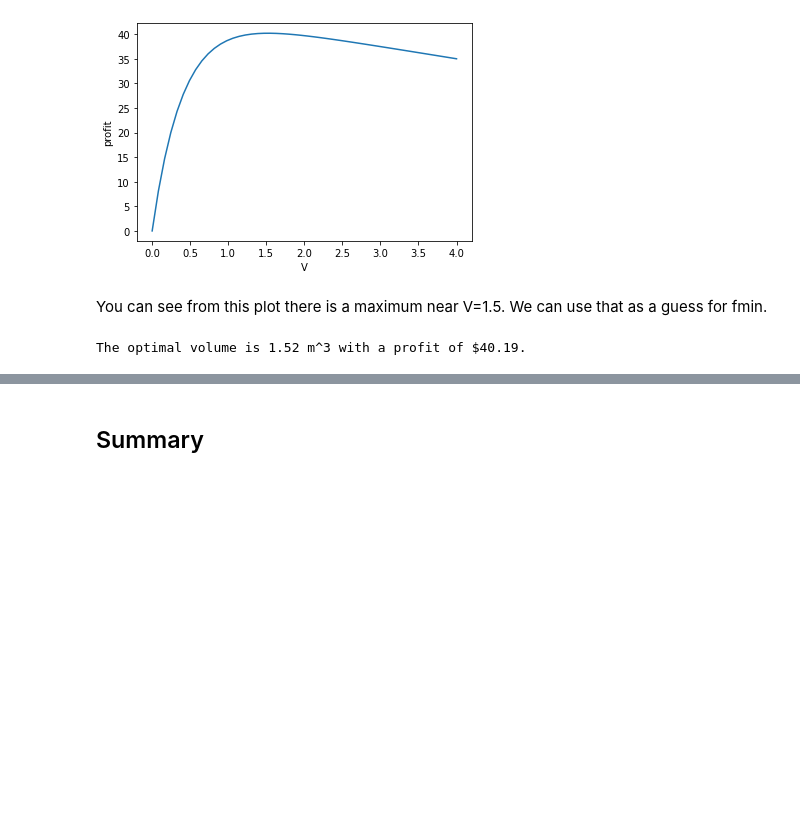
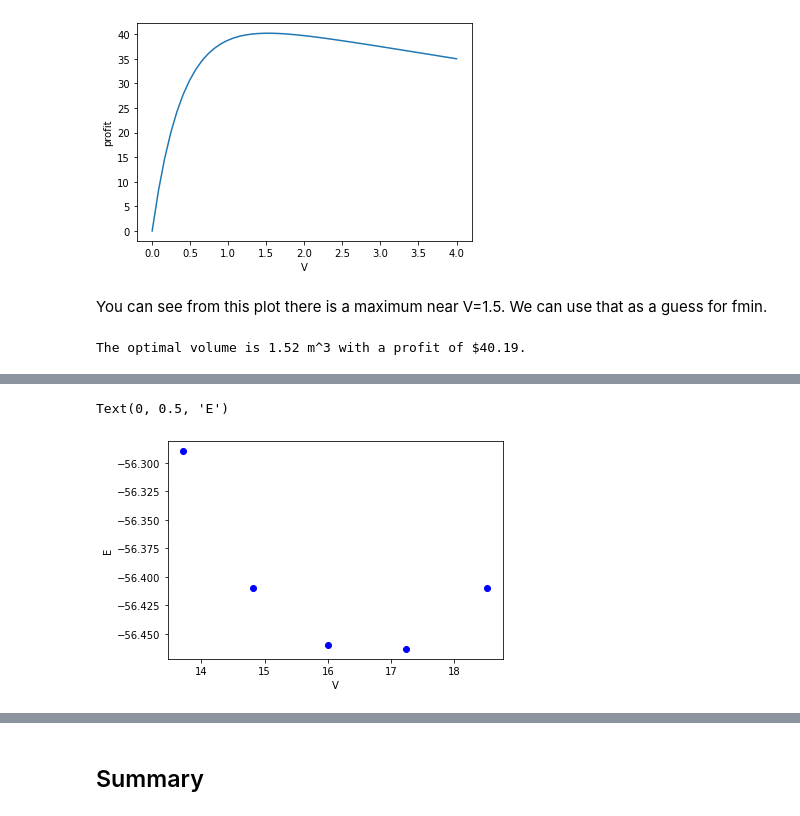
Before and after one commit to ulissigroup/F22-06-325, a Jupyter notebook: _sources/review_optimization.ipynb, the cells around one changed output, grey strips where cells are left out. Saved outputs shown, nothing was run; the diff lists cells and outputs as text; code cells hidden in the pictures; blank space fills up the shorter version.

```diff
--- a/_sources/review_optimization.ipynb
+++ b/_sources/review_optimization.ipynb
@@ -320,0 +309,13 @@ This problem highlights the opportunities we have to integrate many ideas togeth
+# %%
+import matplotlib.pyplot as plt
+import numpy as np
+
+volumes = np.array([13.71, 14.82, 16.0, 17.23, 18.52])
+energies = np.array([-56.29, -56.41, -56.46, -56.463, -56.41])
+
+plt.plot(volumes, energies, "bo")
+plt.xlabel("V")
+plt.ylabel("E")
+# %% [output]
+Text(0, 0.5, 'E')
+[figure, added]
```
Also changed, not shown: parts of 43 cells of this notebook, 34 other files.
